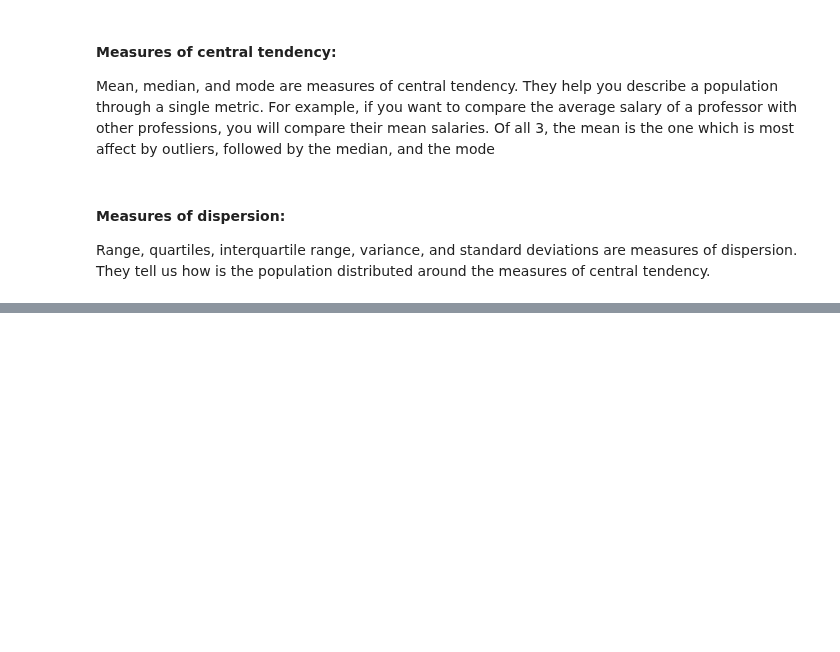
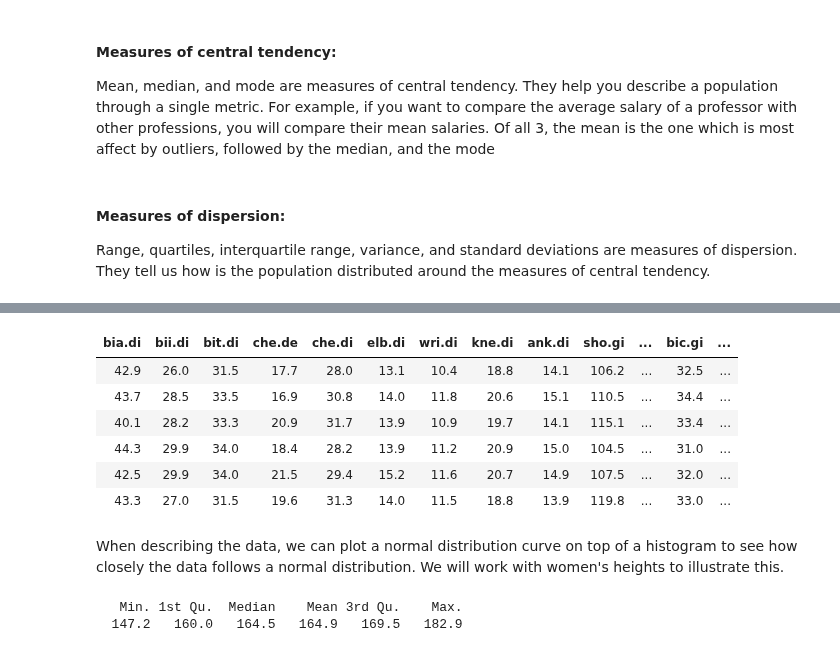
Before and after one commit to iamjz/R-Data, a Jupyter notebook: ContinuousDistributions.ipynb, the cells around one changed output, grey strips where cells are left out. Drawn from its saved outputs; the diff is of its cells as text; code cells hidden in the pictures; blank space fills up the shorter version.

```diff
--- a/ContinuousDistributions.ipynb
+++ b/ContinuousDistributions.ipynb
@@ -381,0 +389,16 @@ Range, quartiles, interquartile range, variance, and standard deviations are mea
+# %%
+download.file("http://www.openintro.org/stat/data/bdims.RData", destfile = "bdims.RData")
+load("bdims.RData")
+head(bdims)
+
+# body dimensions dataset
+# %% [output]
+| bia.di | bii.di | bit.di | che.de | che.di | elb.di | wri.di | kne.di | ank.di | sho.gi | ... | bic.gi | ... |
+| 42.9 | 26.0 | 31.5 | 17.7 | 28.0 | 13.1 | 10.4 | 18.8 | 14.1 | 106.2 | ... | 32.5 | ... |
+| 43.7 | 28.5 | 33.5 | 16.9 | 30.8 | 14.0 | 11.8 | 20.6 | 15.1 | 110.5 | ... | 34.4 | ... |
+| 40.1 | 28.2 | 33.3 | 20.9 | 31.7 | 13.9 | 10.9 | 19.7 | 14.1 | 115.1 | ... | 33.4 | ... |
+| 44.3 | 29.9 | 34.0 | 18.4 | 28.2 | 13.9 | 11.2 | 20.9 | 15.0 | 104.5 | ... | 31.0 | ... |
+| 42.5 | 29.9 | 34.0 | 21.5 | 29.4 | 15.2 | 11.6 | 20.7 | 14.9 | 107.5 | ... | 32.0 | ... |
+| 43.3 | 27.0 | 31.5 | 19.6 | 31.3 | 14.0 | 11.5 | 18.8 | 13.9 | 119.8 | ... | 33.0 | ... |
+# %% [markdown]
+When describing the data, we can plot a normal distribution curve on top of a histogram to see how closely the data follows a normal distribution. We will work with women's heights to illustrate this.
@@ -381,0 +411,5 @@ Range, quartiles, interquartile range, variance, and standard deviations are mea
+# %%
+summary(female$hgt)
+# %% [output]
+   Min. 1st Qu.  Median    Mean 3rd Qu.    Max.
+  147.2   160.0   164.5   164.9   169.5   182.9
```
Also changed, not shown: parts of 7 cells of this notebook.
